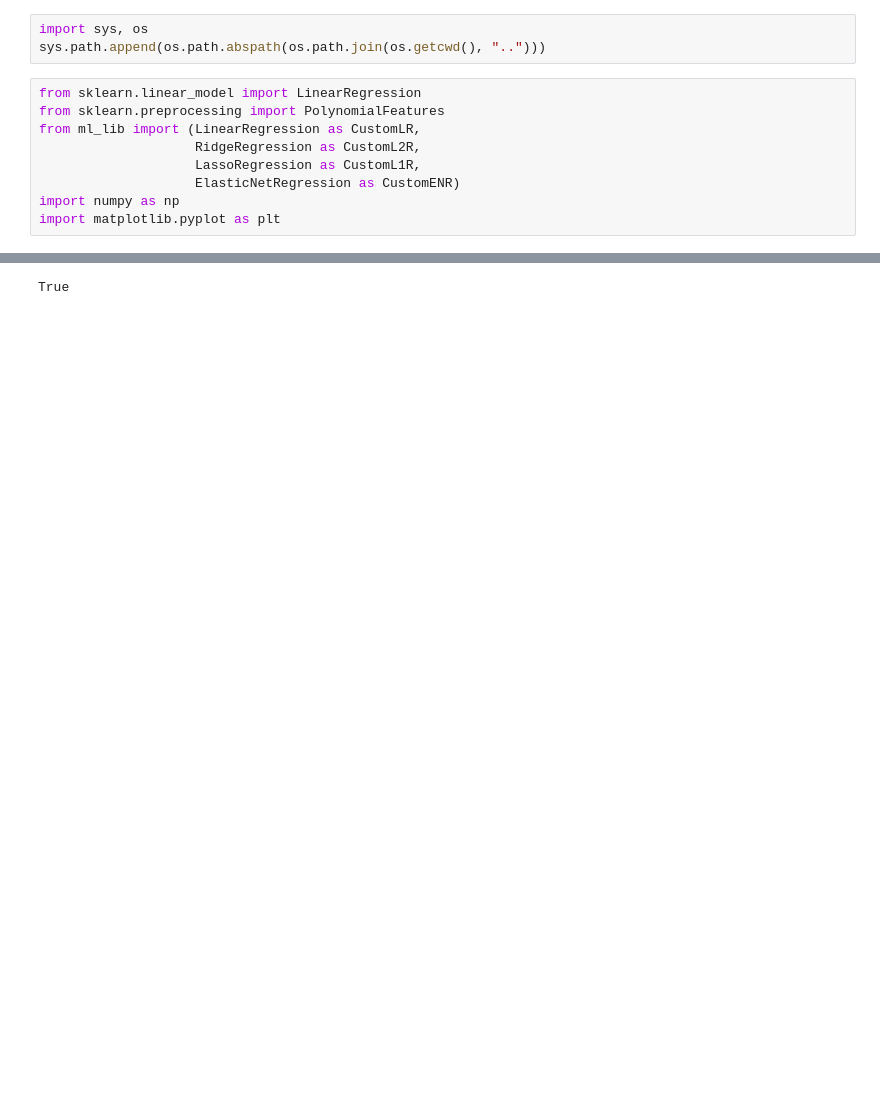
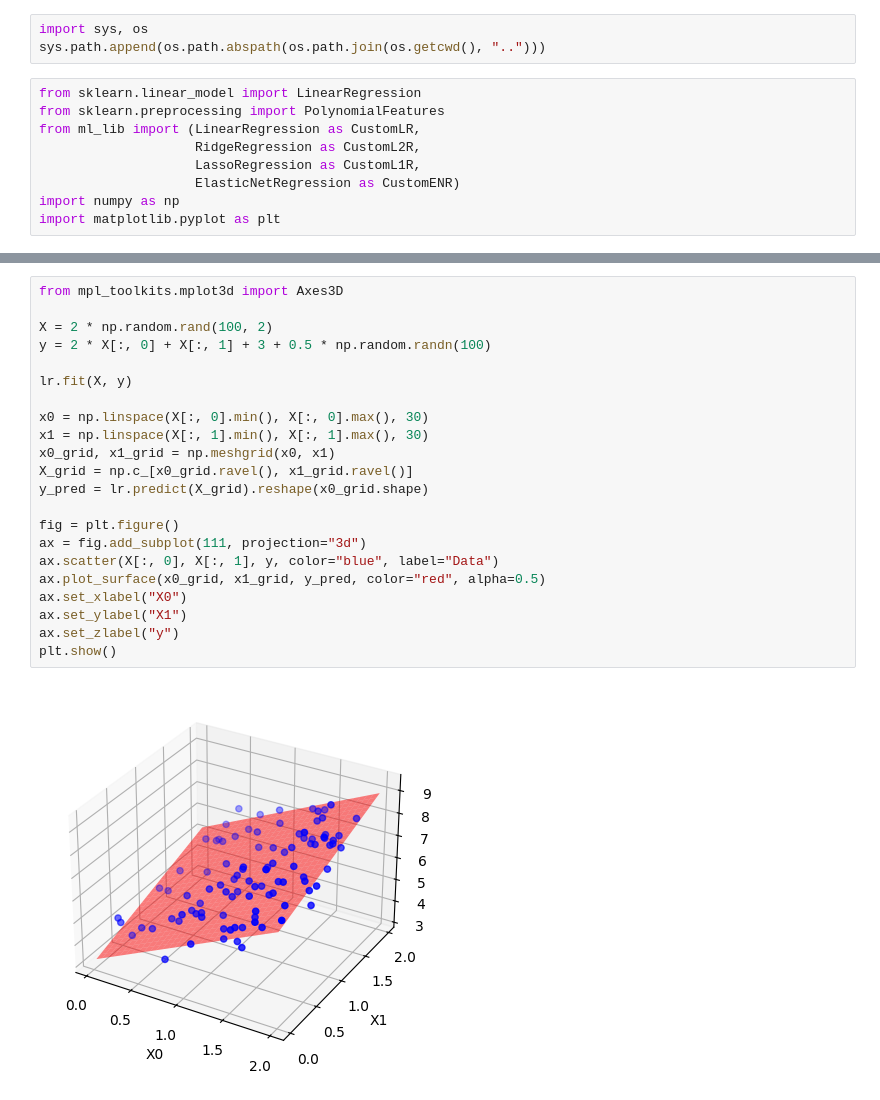
Before and after one commit to EyadMostafa/ml-from-scratch, a Jupyter notebook: notebooks/linear_regression.ipynb, the cells around one changed output, grey strips where cells are left out. Drawn from its saved outputs; the diff is of its cells as text; blank space fills up the shorter version.

```diff
--- a/notebooks/linear_regression.ipynb
+++ b/notebooks/linear_regression.ipynb
@@ -30,3 +30,24 @@ Text(0.5, 1.0, 'method: gradient')
 # %%
+from mpl_toolkits.mplot3d import Axes3D
+
+X = 2 * np.random.rand(100, 2)
+y = 2 * X[:, 0] + X[:, 1] + 3 + 0.5 * np.random.randn(100)
+
+lr.fit(X, y)
+
+x0 = np.linspace(X[:, 0].min(), X[:, 0].max(), 30)
+x1 = np.linspace(X[:, 1].min(), X[:, 1].max(), 30)
+x0_grid, x1_grid = np.meshgrid(x0, x1)
+X_grid = np.c_[x0_grid.ravel(), x1_grid.ravel()]
+y_pred = lr.predict(X_grid).reshape(x0_grid.shape)
+
+fig = plt.figure()
+ax = fig.add_subplot(111, projection="3d")
+ax.scatter(X[:, 0], X[:, 1], y, color="blue", label="Data")
+ax.plot_surface(x0_grid, x1_grid, y_pred, color="red", alpha=0.5)
+ax.set_xlabel("X0")
+ax.set_ylabel("X1")
+ax.set_zlabel("y")
+plt.show()
 # %% [output]
-True
+[figure, added]
```
Also changed, not shown: parts of 3 cells of this notebook, 5 other files.
